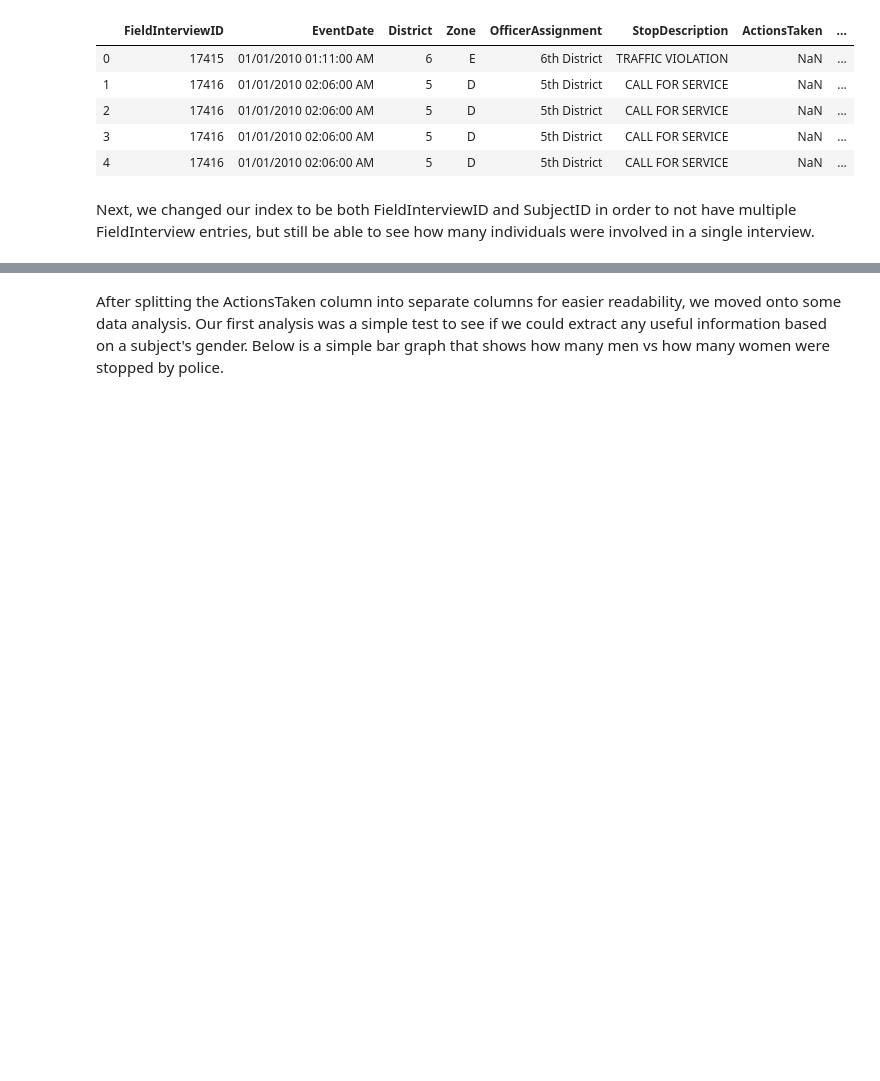
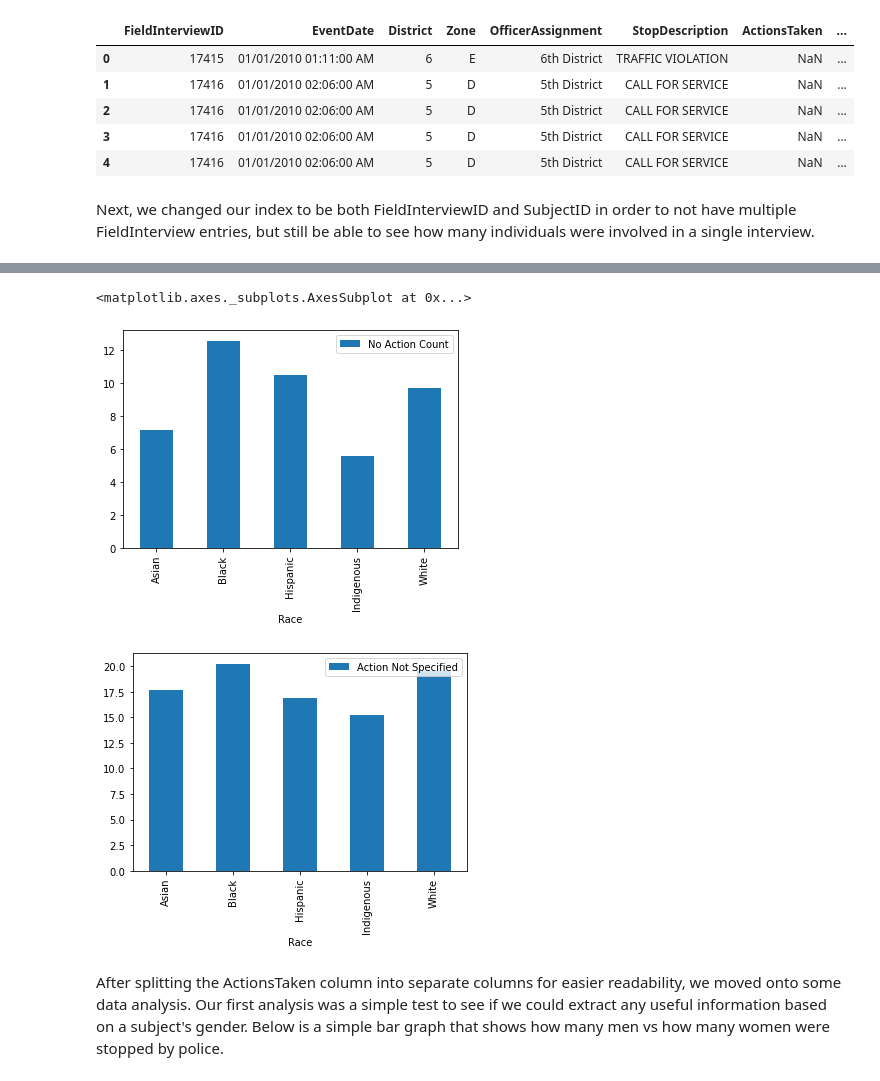
Before and after one commit to Icasas101/FinalDSTutorial, a Jupyter notebook: Final DS Tutorial.ipynb, the cells around one changed output, grey strips where cells are left out. Cells and saved outputs as stored; diff of their text form; code cells hidden in the pictures; blank space fills up the shorter version.

```diff
--- a/Final DS Tutorial.ipynb
+++ b/Final DS Tutorial.ipynb
@@ -75,8 +75,8 @@ dropped_df.head()
 # %% [markdown]
 Next, we changed our index to be both FieldInterviewID and SubjectID in order to not have multiple FieldInterview entries, but still be able to see how many individuals were involved in a single interview.
 # %%
-index_df = dropped_df.set_index(['FieldInterviewID', 'SubjectID'])
-index_df.head()
+df = dropped_df.set_index(['FieldInterviewID', 'SubjectID'])
+df.head()
 # %% [output]
 |  |  | EventDate | District | Zone | OfficerAssignment | StopDescription | ActionsTaken | ... |
 | FieldInterviewID | SubjectID |  |  |  |  |  |  | ... |
@@ -104,3 +176,15 @@ ValueError: Columns must be same length as key
+# %%
+raceLst = ["Asian", "Black", "Hispanic", "Indigenous", "White"]
+noActionPerDict = {"Race": ["Asian", "Black", "Hispanic", "Indigenous", "White"], "No Action Count": [noActionAsianPer, noActionBlackPer, noActionHispanicPer, noActionAmerPer, noActionWhitePer]}
+nanActionPerDict = {"Race": ["Asian", "Black", "Hispanic", "Indigenous", "White"], "Action Not Specified": [nanActionAsianPer, nanActionBlackPer, nanActionHispanicPer, nanActionAmerPer, nanActionWhitePer]}
+noActionDf = pd.DataFrame(noActionPerDict).set_index('Race')
+nanActionDf = pd.DataFrame(nanActionPerDict).set_index('Race')
+noActionDf.plot.bar()
+nanActionDf.plot.bar()
+# %% [output]
+<matplotlib.axes._subplots.AxesSubplot at 0x...>
+[figure, added]
+[figure, added]
 # %% [markdown]
 After splitting the ActionsTaken column into separate columns for easier readability, we moved onto some data analysis. Our first analysis was a simple test to see if we could extract any useful information based on a subject's gender. Below is a simple bar graph that shows how many men vs how many women were stopped by police.
 # %%
```
Also changed, not shown: parts of 8 cells of this notebook.
